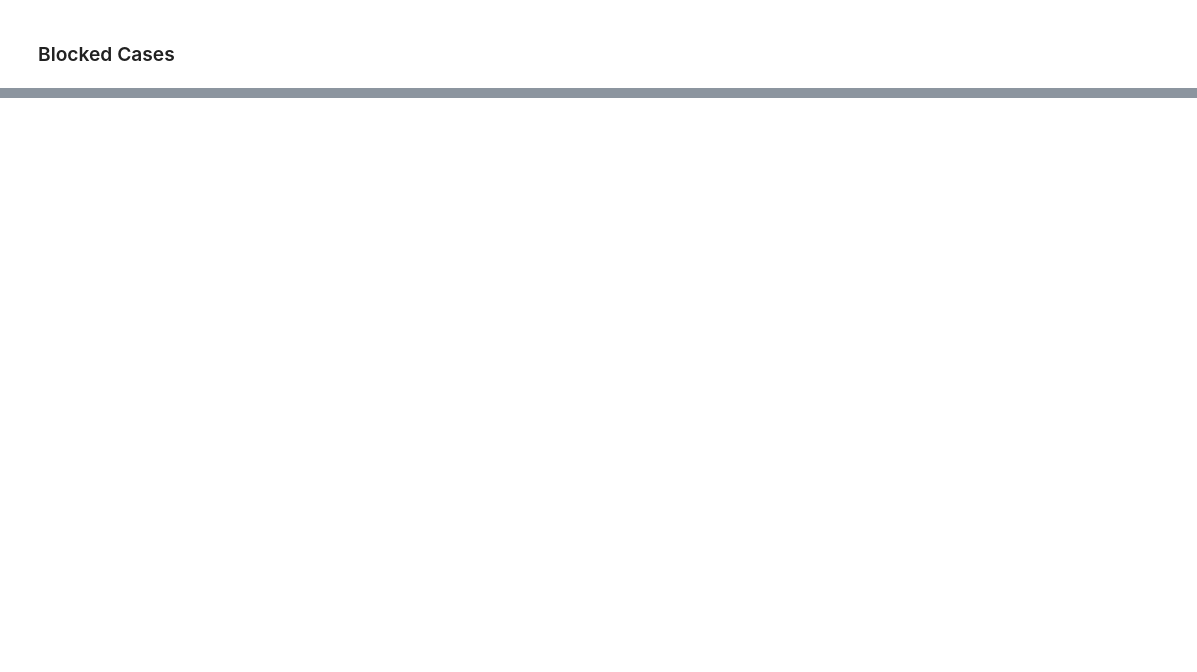
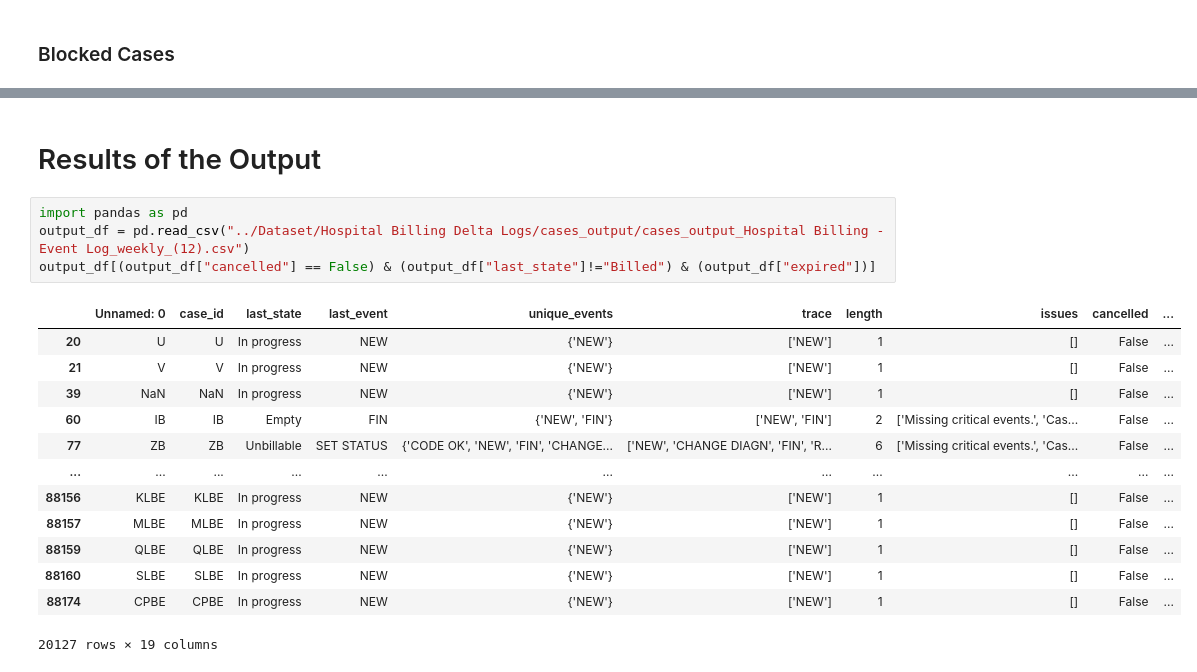
Before and after one commit to deniz0zn/Deniz_2025_BEP, a Jupyter notebook: Jupyter Notebooks/Hospital Billing - Extract and Analyze.ipynb, the cells around one changed output, grey strips where cells are left out. Cells and saved outputs as stored; diff of their text form; blank space fills up the shorter version.

```diff
--- a/Jupyter Notebooks/Hospital Billing - Extract and Analyze.ipynb
+++ b/Jupyter Notebooks/Hospital Billing - Extract and Analyze.ipynb
@@ -804,0 +802,20 @@ blocked
+# %% [markdown]
+# Results of the Output
+# %%
+import pandas as pd
+output_df = pd.read_csv("../Dataset/Hospital Billing Delta Logs/cases_output/cases_output_Hospital Billing - Event Log_weekly_(12).csv")
+output_df[(output_df["cancelled"] == False) & (output_df["last_state"]!="Billed") & (output_df["expired"])]
+# %% [output]
+|  | Unnamed: 0 | case_id | last_state | last_event | unique_events | trace | length | issues | cancelled | ... |
+| 20 | U | U | In progress | NEW | {'NEW'} | ['NEW'] | 1 | [] | False | ... |
+| 21 | V | V | In progress | NEW | {'NEW'} | ['NEW'] | 1 | [] | False | ... |
+| 39 | NaN | NaN | In progress | NEW | {'NEW'} | ['NEW'] | 1 | [] | False | ... |
+| 60 | IB | IB | Empty | FIN | {'NEW', 'FIN'} | ['NEW', 'FIN'] | 2 | ['Missing critical events.', 'Cas... | False | ... |
+| 77 | ZB | ZB | Unbillable | SET STATUS | {'CODE OK', 'NEW', 'FIN', 'CHANGE... | ['NEW', 'CHANGE DIAGN', 'FIN', 'R... | 6 | ['Missing critical events.', 'Cas... | False | ... |
+| ... | ... | ... | ... | ... | ... | ... | ... | ... | ... | ... |
+| 88156 | KLBE | KLBE | In progress | NEW | {'NEW'} | ['NEW'] | 1 | [] | False | ... |
+| 88157 | MLBE | MLBE | In progress | NEW | {'NEW'} | ['NEW'] | 1 | [] | False | ... |
+| 88159 | QLBE | QLBE | In progress | NEW | {'NEW'} | ['NEW'] | 1 | [] | False | ... |
+| 88160 | SLBE | SLBE | In progress | NEW | {'NEW'} | ['NEW'] | 1 | [] | False | ... |
+| 88174 | CPBE | CPBE | In progress | NEW | {'NEW'} | ['NEW'] | 1 | [] | False | ... |
+20127 rows × 19 columns
```
Also changed, not shown: parts of 20 cells of this notebook, 5 other files.
